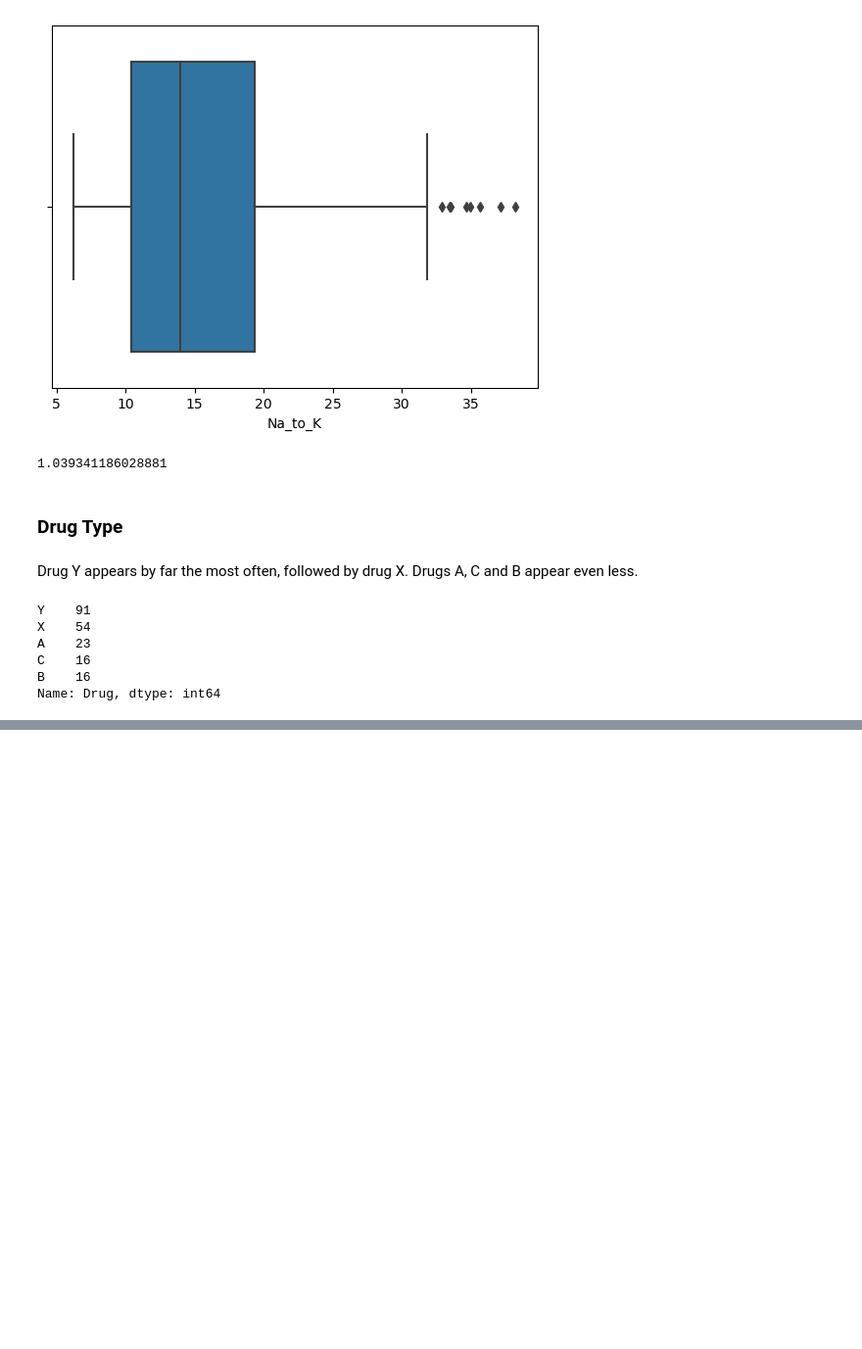
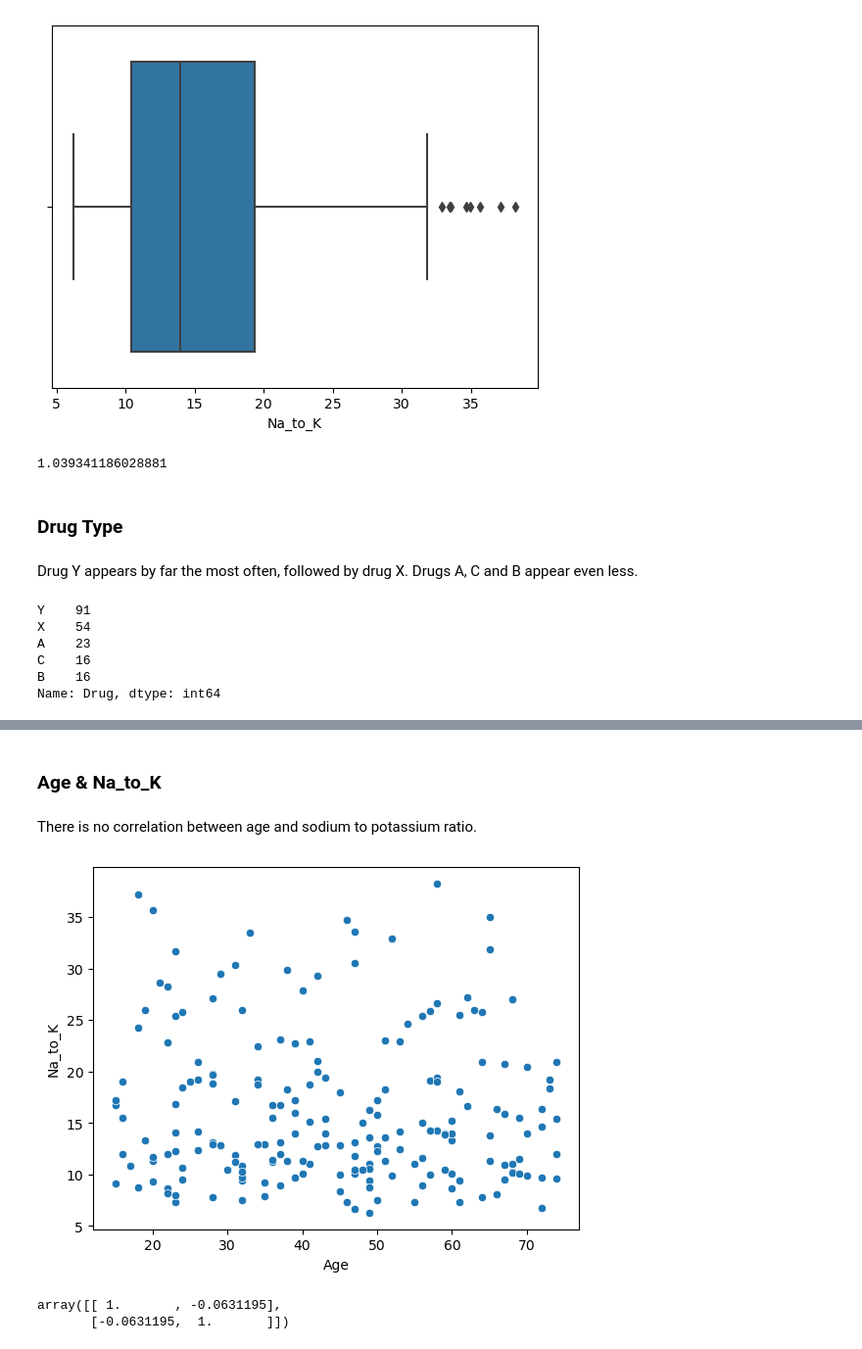
Before and after one commit to SandorCumberbane/Drug-Classification, a Jupyter notebook: Exploratory-Data-Analysis.ipynb, the cells around one changed output, grey strips where cells are left out. Shown at 98% size. Drawn from its saved outputs; the diff is of its cells as text; code cells hidden in the pictures; blank space fills up the shorter version.

```diff
--- a/Exploratory-Data-Analysis.ipynb
+++ b/Exploratory-Data-Analysis.ipynb
@@ -146,0 +183,14 @@ Name: Drug, dtype: int64
+# %% [markdown]
+### Age & Na_to_K
+# %% [markdown]
+There is no correlation between age and sodium to potassium ratio.
+# %%
+sns.scatterplot(x=data["Age"], y=data["Na_to_K"])
+plt.show()
+# %% [output]
+[figure, added]
+# %%
+np.corrcoef(data["Age"], data["Na_to_K"])
+# %% [output]
+array([[ 1.       , -0.0631195],
+       [-0.0631195,  1.       ]])
```
Also changed, not shown: parts of 71 cells of this notebook.
